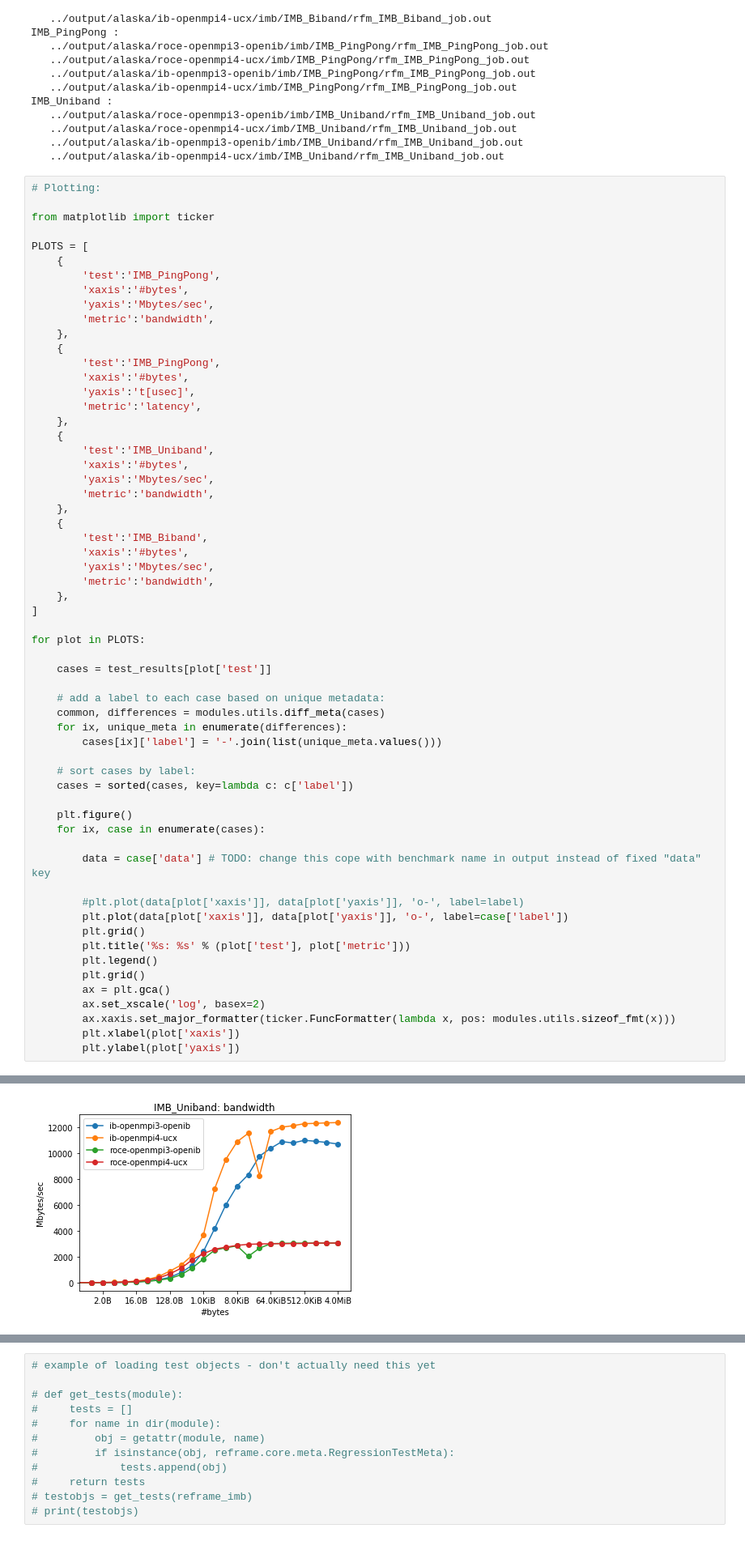
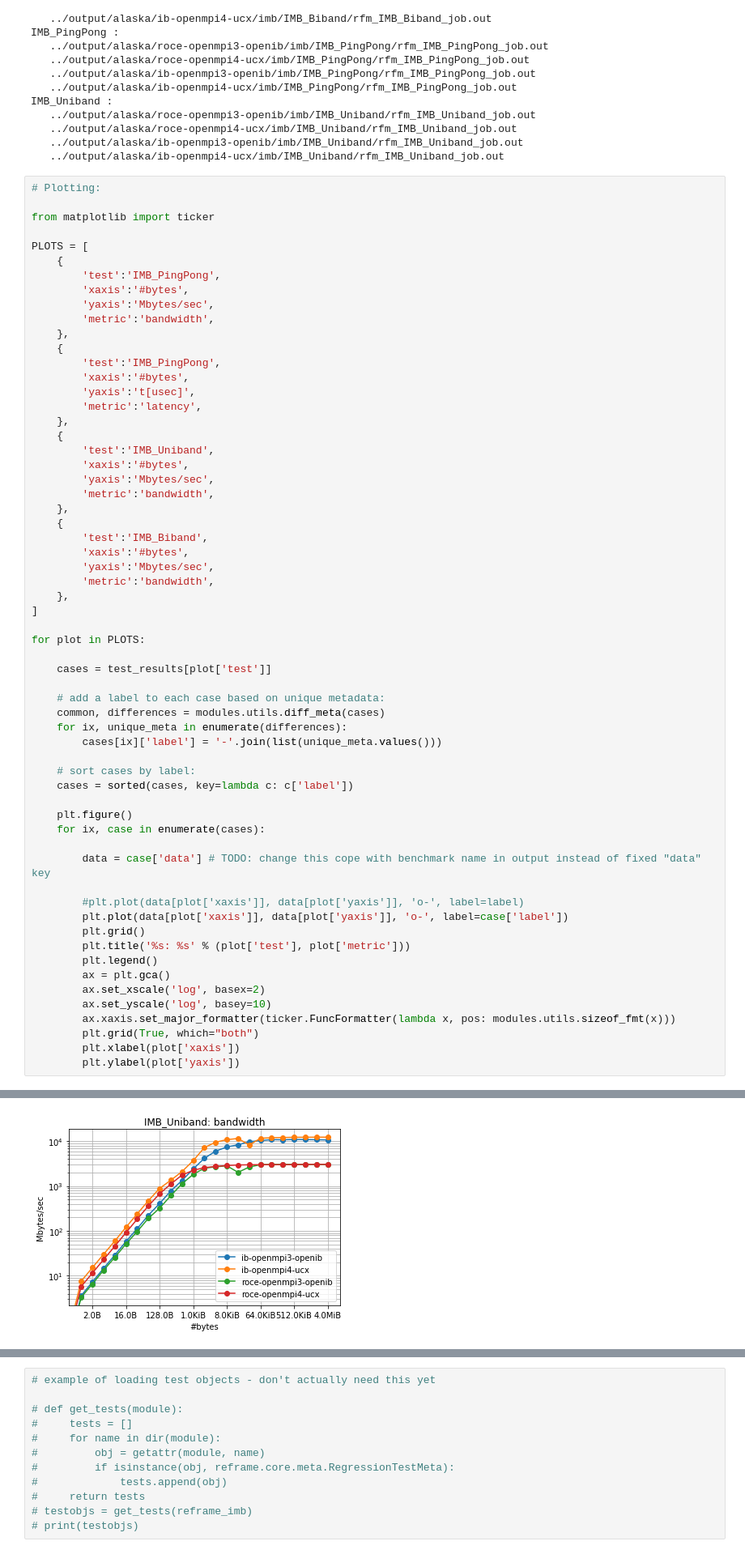
Before and after one commit to ukri-excalibur/excalibur-tests, a Jupyter notebook: imb/IMB.ipynb, the cells around one changed output, grey strips where cells are left out. Shown: that part at 81% size. Saved outputs shown, nothing was run; the diff lists cells and outputs as text.

Commit message:
change IMB plots to log y axis

```diff
--- a/imb/IMB.ipynb
+++ b/imb/IMB.ipynb
@@ -104,10 +104,11 @@ for plot in PLOTS:
         plt.grid()
         plt.title('%s: %s' % (plot['test'], plot['metric']))
         plt.legend()
-        plt.grid()
         ax = plt.gca()
         ax.set_xscale('log', basex=2)
+        ax.set_yscale('log', basey=10)
         ax.xaxis.set_major_formatter(ticker.FuncFormatter(lambda x, pos: modules.utils.sizeof_fmt(x)))
+        plt.grid(True, which="both")
         plt.xlabel(plot['xaxis'])
         plt.ylabel(plot['yaxis'])
 # %% [output]
@@ -116 +117 @@ for plot in PLOTS:
-[figure, old version]
+[figure, new version]
```
Also changed, not shown: parts of 1 cell of this notebook.
